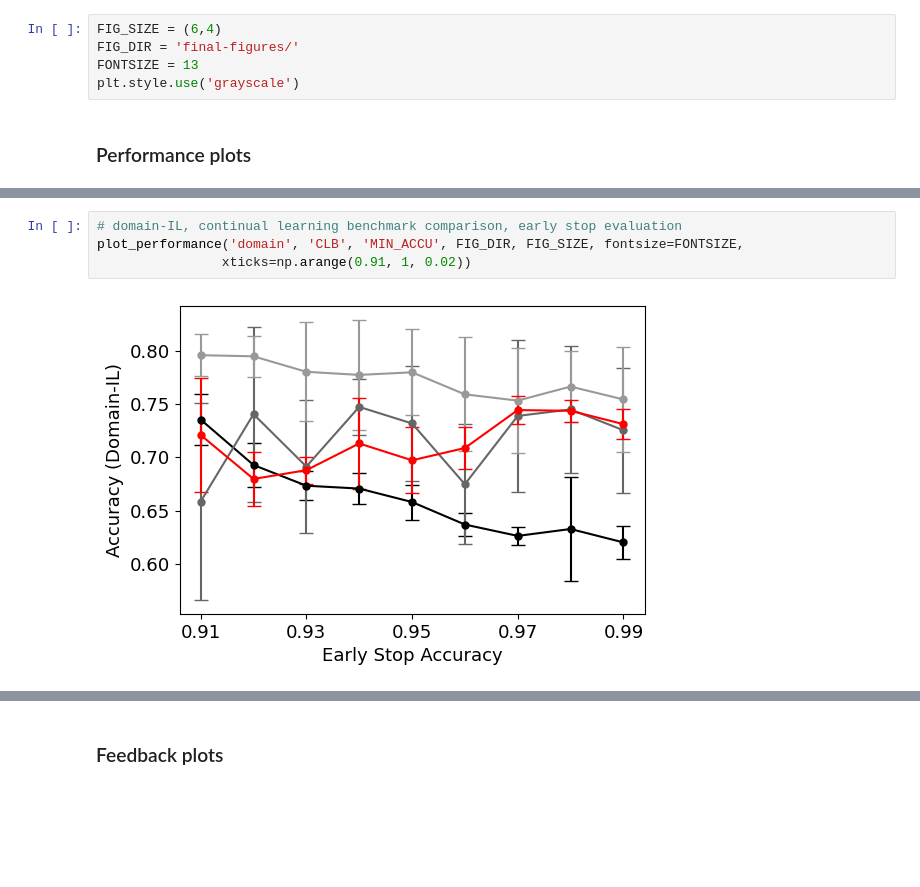
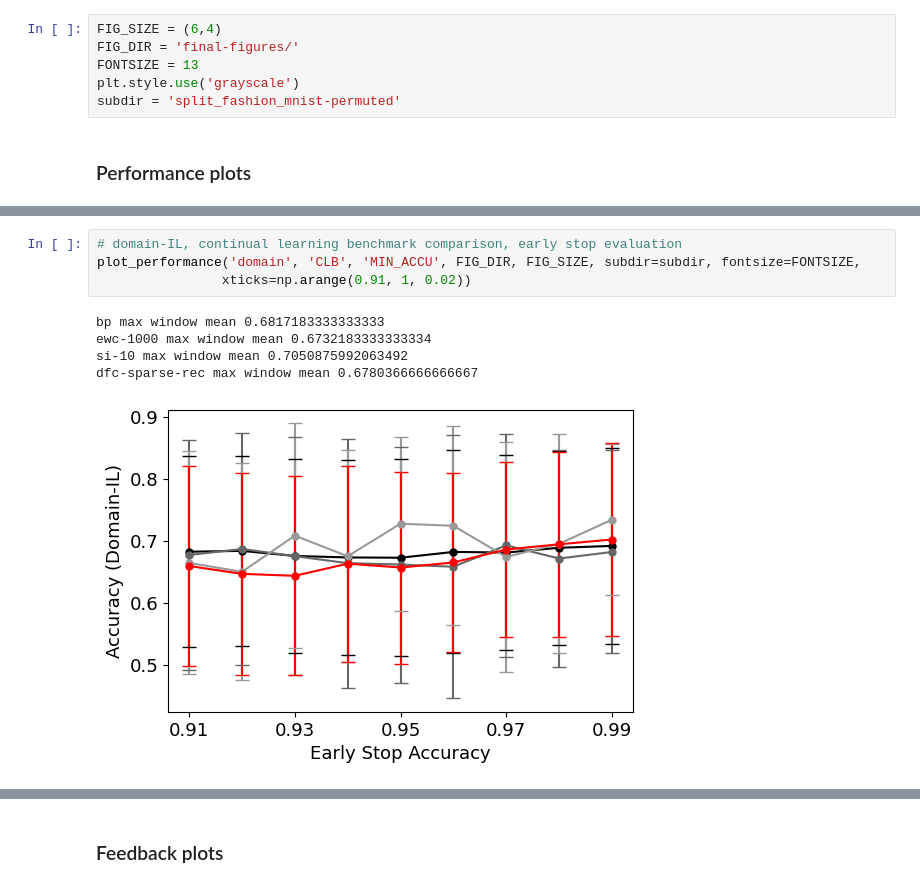
Before and after one commit to pennfranc/bio-inspired-continual-learning, a Jupyter notebook: dfc/notebooks/performance_results.ipynb, the cells around one changed output, grey strips where cells are left out. Drawn from its saved outputs; the diff is of its cells as text; blank space fills up the shorter version.

```diff
--- a/dfc/notebooks/performance_results.ipynb
+++ b/dfc/notebooks/performance_results.ipynb
@@ -22,6 +22,7 @@ FIG_SIZE = (6,4)
 FIG_DIR = 'final-figures/'
 FONTSIZE = 13
 plt.style.use('grayscale')
+subdir = 'split_fashion_mnist-permuted'
 # %% [markdown]
 ### Performance plots
 # %%
@@ -38,8 +38,12 @@ dfc-sparse-rec mean of selected range: 0.75901
 # %%
 # domain-IL, continual learning benchmark comparison, early stop evaluation
-plot_performance('domain', 'CLB', 'MIN_ACCU', FIG_DIR, FIG_SIZE, fontsize=FONTSIZE,
+plot_performance('domain', 'CLB', 'MIN_ACCU', FIG_DIR, FIG_SIZE, subdir=subdir, fontsize=FONTSIZE,
                 xticks=np.arange(0.91, 1, 0.02))
 # %% [output]
+bp max window mean 0.6817183333333333
+ewc-1000 max window mean 0.6732183333333334
+si-10 max window mean 0.7050875992063492
+dfc-sparse-rec max window mean 0.6780366666666667
-[figure, old version]
+[figure, new version]
 # %%
 # domain-IL, dfc variants comparison, LR evaluation
```
Also changed, not shown: parts of 6 cells of this notebook, 1 other file.
